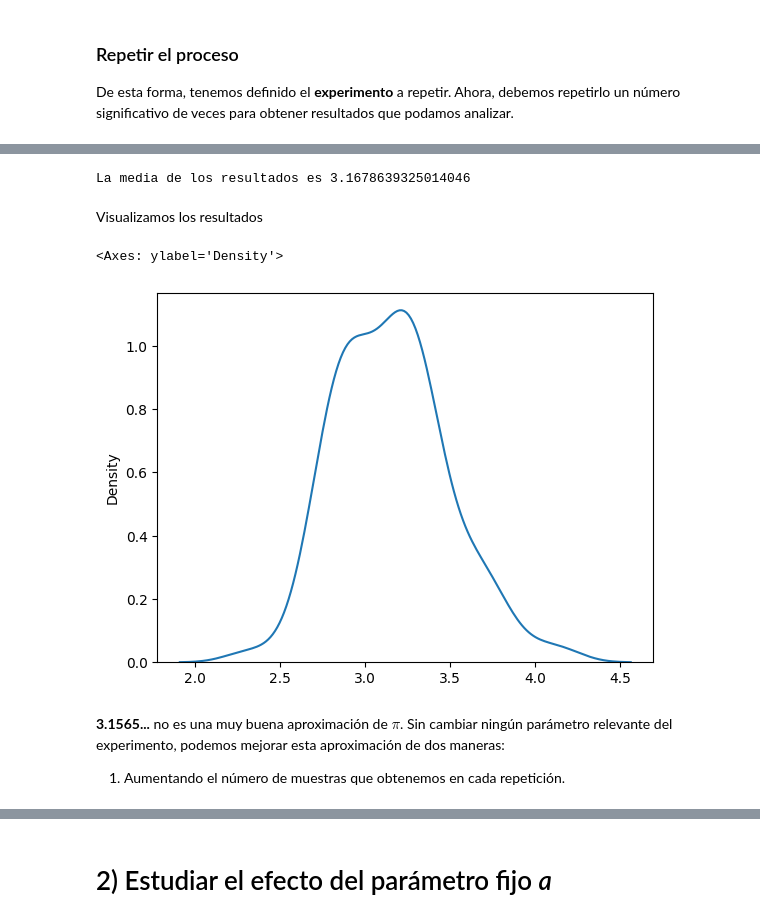
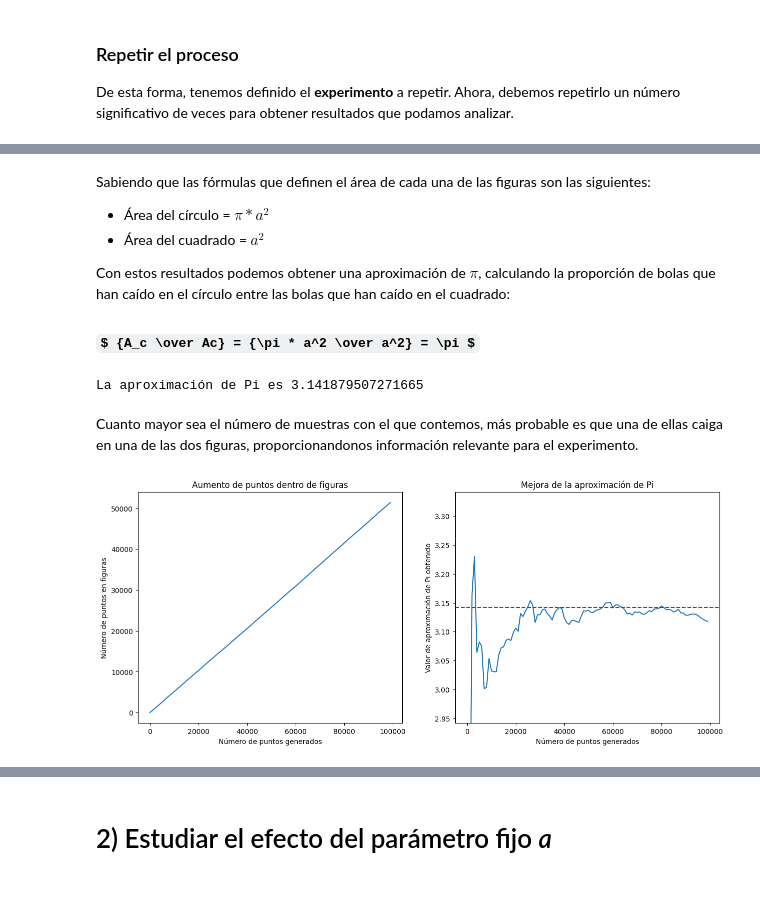
Before and after one commit to sergio-gcascon/pi_approximation, a Jupyter notebook: PiApproximation.ipynb, the cells around one changed output, grey strips where cells are left out. Saved outputs shown, nothing was run; the diff lists cells and outputs as text; code cells hidden in the pictures; some formulas as TeX source; blank space fills up the shorter version.

Commit message:
Changed the way the random coordinates are generated.
Considered studying covariance, but will delete it later.

```diff
--- a/PiApproximation.ipynb
+++ b/PiApproximation.ipynb
@@ -116,3 +149,0 @@ Ahora, debemos repetir el experimento un número sustancial de veces para obtene
-# %%
-# Definimos el generador de números pseudoaleatorios
-rng = np.random.default_rng(18)
@@ -130,9 +150,26 @@ El primer análisis que podemos realizar, es calcular la media de los resultados
+# %% [markdown]
+Sabiendo que las fórmulas que definen el área de cada una de las figuras son las siguientes:
+- Área del círculo = $\pi * a^2$
+- Área del cuadrado = $a^2$
+
+Con estos resultados podemos obtener una aproximación de $\pi$, calculando la proporción de bolas que han caído en el círculo entre las bolas que han caído en el cuadrado:
+
+### $ {A_c \over Ac} = {\pi * a^2 \over a^2} = \pi $
 # %%
-# Media de resultados
-media = resultados.mean()
-print(f"La media de los resultados es {media}")
+# Generamos las coordenadas
+N_muestras = int(1e6)
+coordenadas = obtener_coordenadas(rng, N_muestras)
+
+# Cálculo de pi
+def aproximar_pi (magnitud_figuras, coordenadas):
+    puntos_resultado = obtener_resultados(magnitud_figuras, coordenadas)
+    if puntos_resultado[1] == 0:
+        return 0
+    else:
+        return puntos_resultado[0]/puntos_resultado[1]
+
+aproximacion_pi = aproximar_pi (a, coordenadas)
+print(f"La aproximación de Pi es {aproximacion_pi}")
 # %% [output]
-La media de los resultados es 3.1678639325014046
+La aproximación de Pi es 3.141879507271665
-# %% [markdown]
-Visualizamos los resultados
 # %%
@@ -140,8 +177,33 @@ import seaborn as sns
+# %% [markdown]
+Cuanto mayor sea el número de muestras con el que contemos, más probable es que una de ellas caiga en una de las dos figuras, proporcionandonos información relevante para el experimento.
 # %%
-sns.kdeplot(resultados)
+# Generamos las coordenadas solo una vez y analizamos los resultados con diferente número de muestras
+N_muestras = int(1e5)
+coordenadas = obtener_coordenadas(rng, N_muestras)
+
+fig, (ax1, ax2) = plt.subplots(1, 2, figsize=(15,6))
+
+# En el eje X (de ambas figuras), el número de puntos generados
+x = np.arange(1, N_muestras+1, 1000)
+
+# En el eje Y de la primera figura, la suma total de puntos dentro de figuras para cada X
+y1 = np.array([np.array(obtener_resultados(a, coordenadas[:n])).sum() for n in x])
+
+ax1.plot(x, y1)
+ax1.set_xlabel("Número de puntos generados")
+ax1.set_ylabel("Número de puntos en figuras")
+ax1.set_title("Aumento de puntos dentro de figuras")
+
+# En el eje Y de la segunda figura, la aproximación de Pi obtenida para cada X
+y2 = np.array([aproximar_pi(a, coordenadas[:n]) for n in x])
+
+ax2.plot(x, y2)
+ax2.set_xlabel("Número de puntos generados")
+ax2.set_ylabel("Valor de aproximación de Pi obtenido")
+ax2.set_ylim(np.pi - 0.2, np.pi + 0.2)
+ax2.axhline(y = np.pi, c="firebrick", linestyle="--")
+ax2.set_title("Mejora de la aproximación de Pi")
+
+plt.show()
 # %% [output]
-<Axes: ylabel='Density'>
-[figure, old version]
+[figure, new version]
-# %% [markdown]
-**3.1565...** no es una muy buena aproximación de $\pi$. Sin cambiar ningún parámetro relevante del experimento, podemos mejorar esta aproximación de dos maneras:
-1. Aumentando el número de muestras que obtenemos en cada repetición.
```
Also changed, not shown: parts of 36 cells of this notebook, 1 other file.
